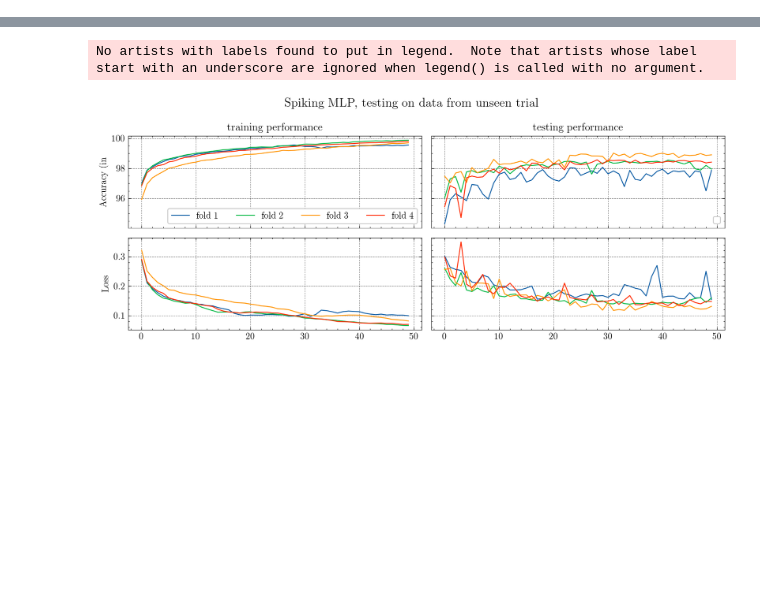
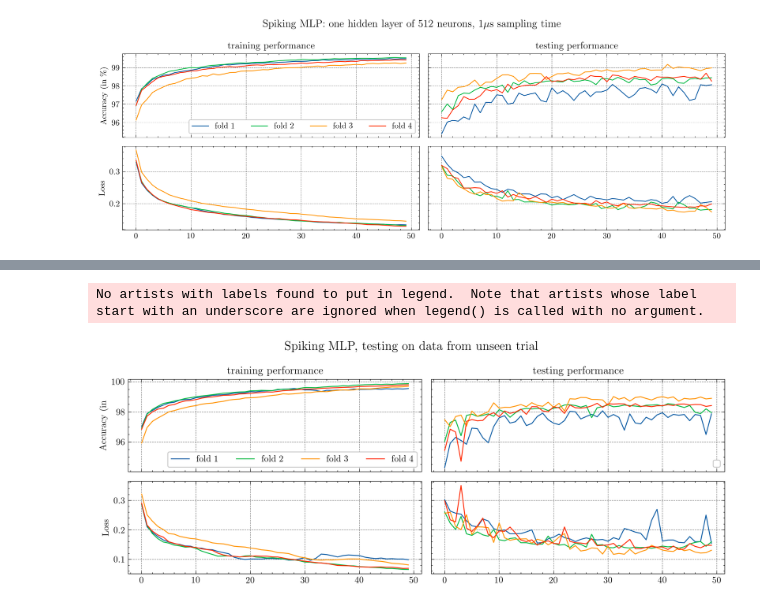
Before and after one commit to stevenabreu7/dvs_flow, a Jupyter notebook: results/cvpr_paper.ipynb, the cells around one changed output, grey strips where cells are left out. Drawn from its saved outputs; the diff is of its cells as text; code cells hidden in the pictures; blank space fills up the shorter version.

```diff
--- a/results/cvpr_paper.ipynb
+++ b/results/cvpr_paper.ipynb
@@ -0,0 +142,36 @@
+# %%
+import matplotlib.pyplot as plt
+import scienceplots
+from matplotlib.ticker import FuncFormatter
+plt.style.use(['science', 'grid'])
+
+def plot_acc_loss(folder, title=''):
+    fig, axs = plt.subplots(ncols=2, nrows=2, sharey='row', sharex=True, figsize=(11, 4), dpi=300)
+    fig.suptitle(f'Spiking MLP{title}', fontsize=13)
+    #  - {os.path.basename(folder)}'
+    axs[0][0].set_title('training performance')
+    axs[0][1].set_title('testing performance')
+
+    for fold_idx in range(1, 5):
+        acc = np.loadtxt(os.path.join(folder, f'fold{fold_idx}', 'accuracy.txt'))
+        lss = np.loadtxt(os.path.join(folder, f'fold{fold_idx}', 'loss.txt'))
+        axs[0][0].plot(acc[:,0], label=f'fold {fold_idx}')
+        axs[0][1].plot(acc[:,1], label=f'fold {fold_idx}' if fold_idx == 1 else None)
+        axs[1][0].plot(lss[:,0], label=f'fold {fold_idx}')
+        axs[1][1].plot(lss[:,1], label=f'fold {fold_idx}')
+    # axs[0][1].hlines(0.9605, 0, 50, label='linear model on frames', color='gray', linestyle='--')
+    # axs[0][1].hlines(0.9751, 0, 50, label='MLP on frames', color='black', linestyle='--')
+    axs[0][0].set_ylabel('Accuracy (in \%)')
+    axs[0][0].yaxis.set_major_formatter(FuncFormatter(lambda y, _: '{:.0%}'.format(y)))
+    axs[1][0].set_ylabel('Loss')
+    # axs[0][1].legend(loc='lower right', ncol=2)
+    axs[0][0].legend(loc='lower right', ncol=4)
+    plt.tight_layout()
+    # plt.show()
+    plt.savefig('snn_plot_512d_1us.pdf', dpi=300)
+# %%
+folder = 'mar8_512d_dt1us'
+folder = os.path.join('../logs', folder)
+plot_acc_loss(folder, title=': one hidden layer of 512 neurons, 1$\mu$s sampling time')
+# %% [output]
+[figure, added]
```
Also changed, not shown: parts of 10 cells of this notebook, 1 other file.
